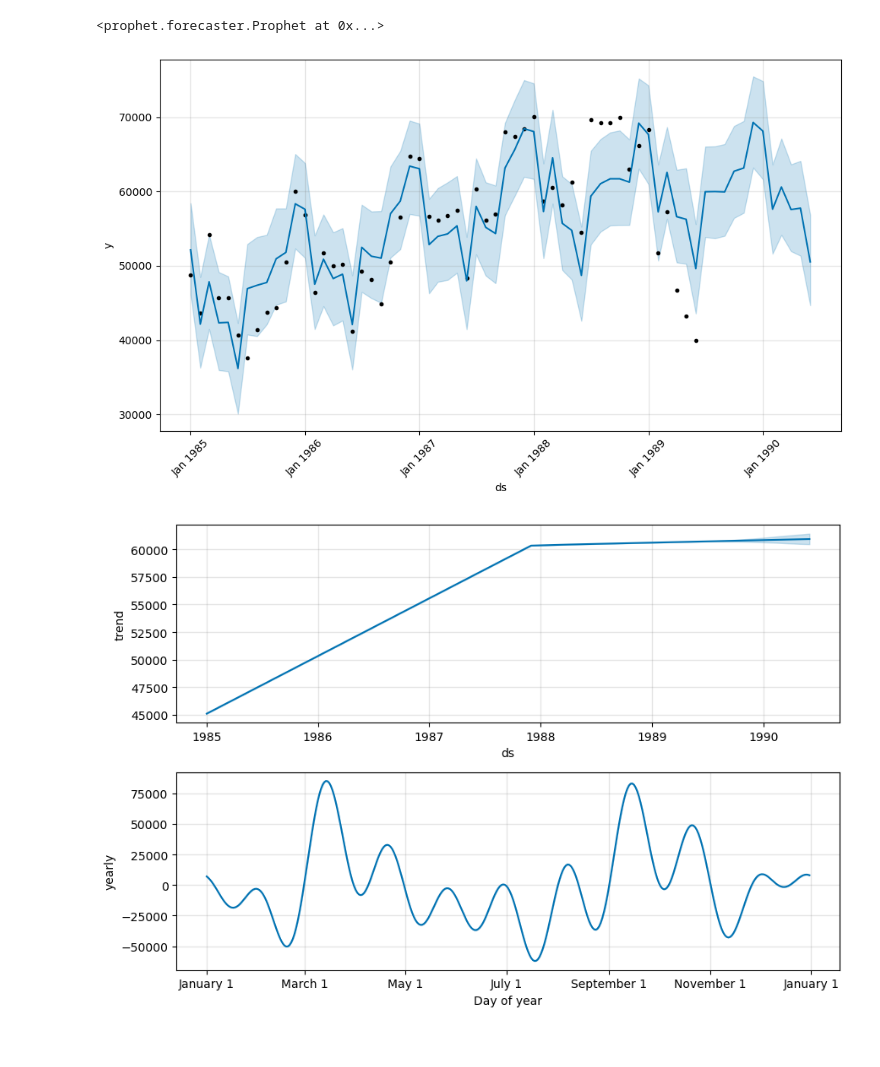
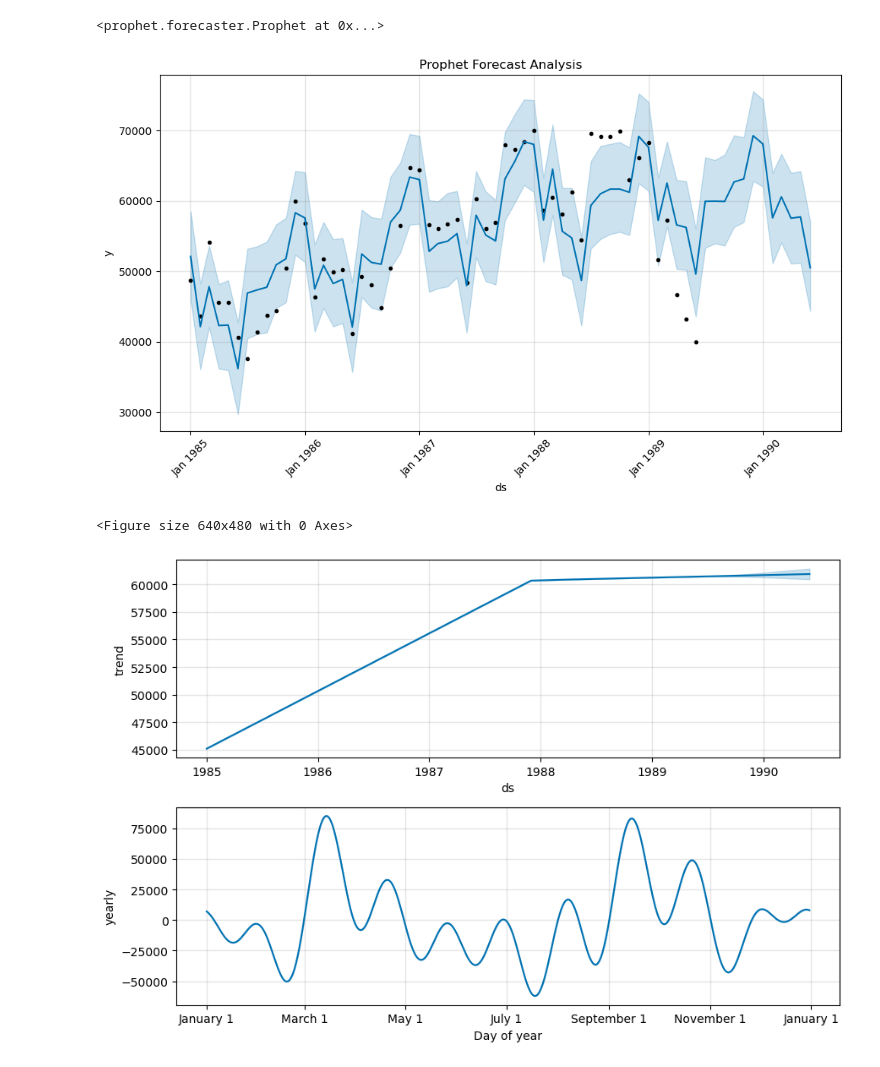
Before and after one commit to keshavgoel787/data-tech-challenge, a Jupyter notebook: AeroConnect_Route_Analytics.ipynb, the cells around one changed output. Drawn from its saved outputs; the diff is of its cells as text; code cells hidden in the pictures.

Commit message:
Visualization saving

```diff
--- a/AeroConnect_Route_Analytics.ipynb
+++ b/AeroConnect_Route_Analytics.ipynb
@@ -324,24 +345,29 @@ model.fit(df_prophet)
 # %%
 #Make our predictions and then plot them to see accuracy
 future = model.make_future_dataframe(periods=12, freq='MS')
 forecast = model.predict(future)
 
 
 #Convert the X-axis into an easier to read DateTime format
 fig = model.plot(forecast)
 
 ax = fig.gca()
 
 ax.xaxis.set_major_formatter(mdates.DateFormatter('%b %Y'))
+ax.set_title("Prophet Forecast Analysis")
 
 plt.xticks(rotation=45)
 
 plt.tight_layout()
 plt.show()
 
+plt.savefig("Visualizations/prophet_forecast_plot.png")
+
+
 #The solid line represents prophets forecast, dots represent actual data, shaded represents uncertainty interval
 # %% [output]
-[figure, old version]
+[figure, new version]
+<Figure size 640x480 with 0 Axes>
 # %%
 #A more in depth look on Prophet's predictions
 fig = model.plot_components(forecast)
```
Also changed, not shown: parts of 10 cells of this notebook, 10 other files.
